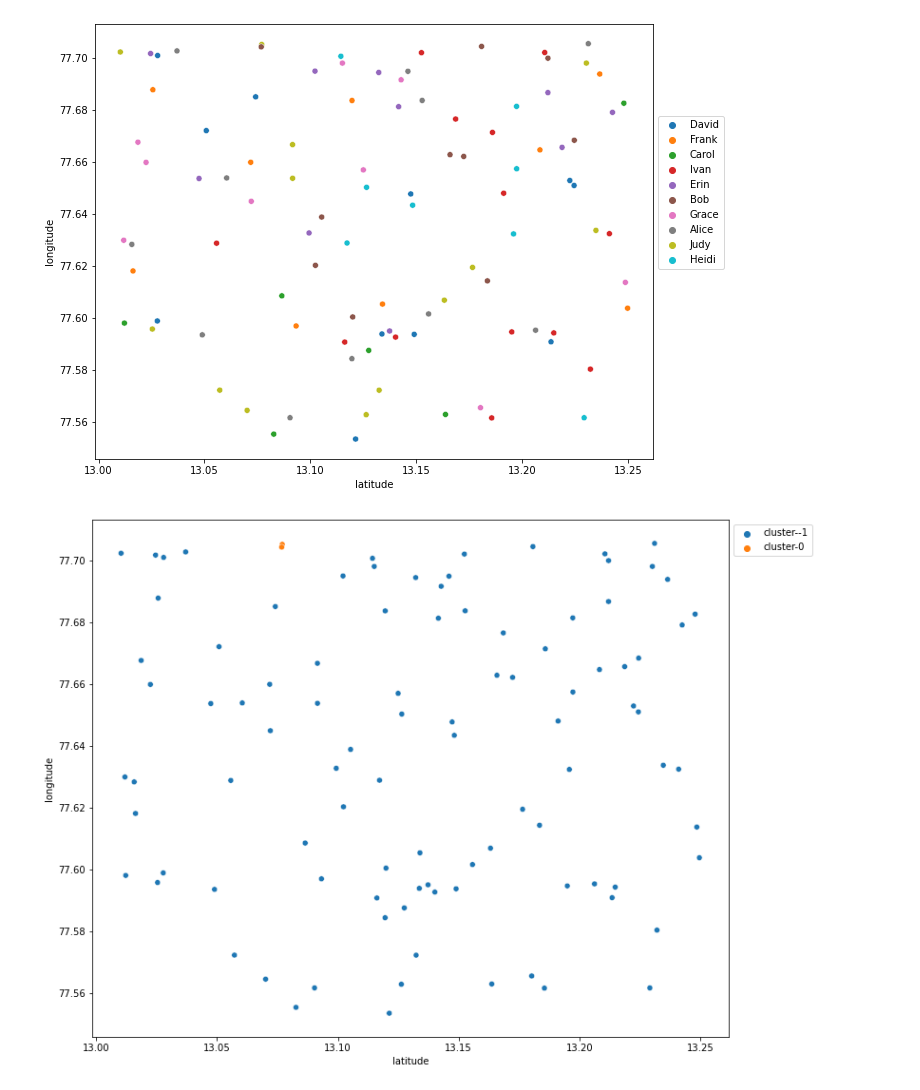
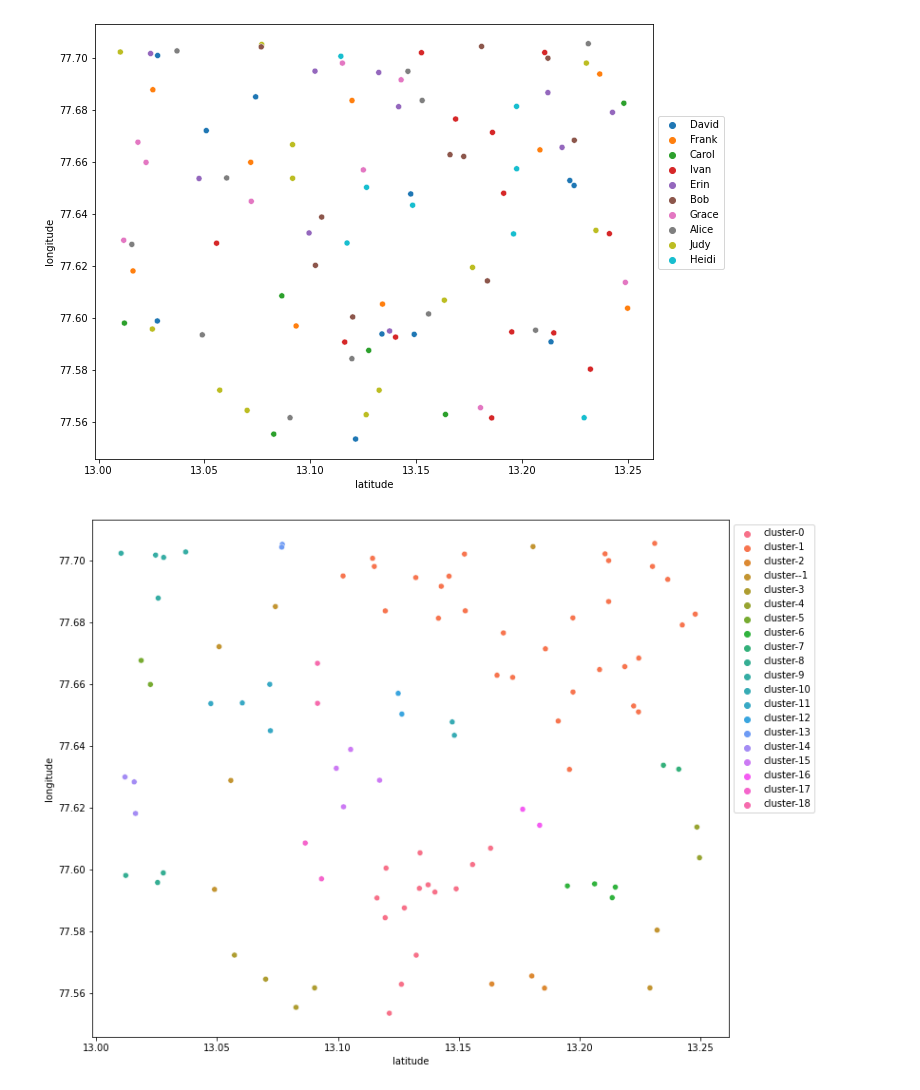
Before and after one commit to saurabhsatasia/Mini-Projects, a Jupyter notebook: DBSCAN-project/trace_contact.ipynb, the cells around one changed output. Drawn from its saved outputs; the diff is of its cells as text; code cells hidden in the pictures.

Commit message:
dbscan

```diff
--- a/DBSCAN-project/trace_contact.ipynb
+++ b/DBSCAN-project/trace_contact.ipynb
@@ -53,15 +53,15 @@ def get_infected_names(input_name):
                     pass
     return infected_names
 # %%
-epsilon = 0.0018288 # a radial distance of 6 feet in kilometers
-model = DBSCAN(eps=epsilon, min_samples=2, metric='haversine').fit(df[['latitude', 'longitude']])
-labels = model.labels_.tolist()
+epsilon = 0.018288 # a radial distance of 6 feet in kilometers
+model = DBSCAN(eps=epsilon, min_samples=2, metric='euclidean').fit(df[['latitude', 'longitude']])
+labels = model.labels_
 fig = plt.figure(figsize=(12,10))
-sns.scatterplot(df['latitude'], df['longitude'], hue = ['cluster-{}'.format(x) for x in labels])
+sns.scatterplot(x='latitude', y='longitude', data=df, hue = [f'cluster-{x}' for x in labels])
 plt.legend(bbox_to_anchor = [1, 1])
 plt.show()
 # %% [output]
-[figure, old version]
+[figure, new version]
 # %%
 for name in df['id']:
     print(get_infected_names(name))
```
Also changed, not shown: parts of 2 cells of this notebook.
